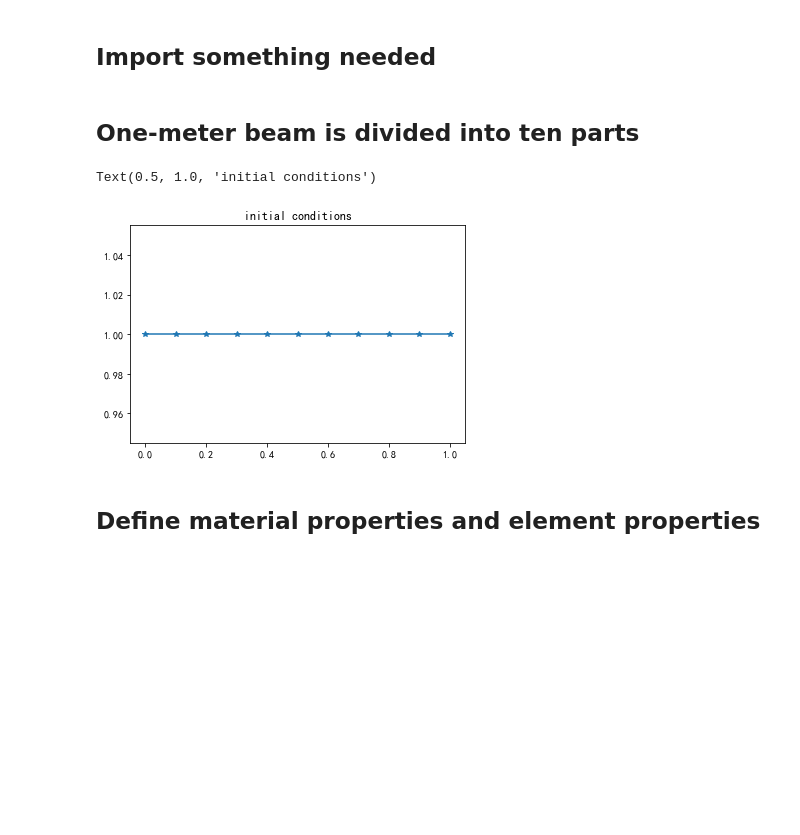
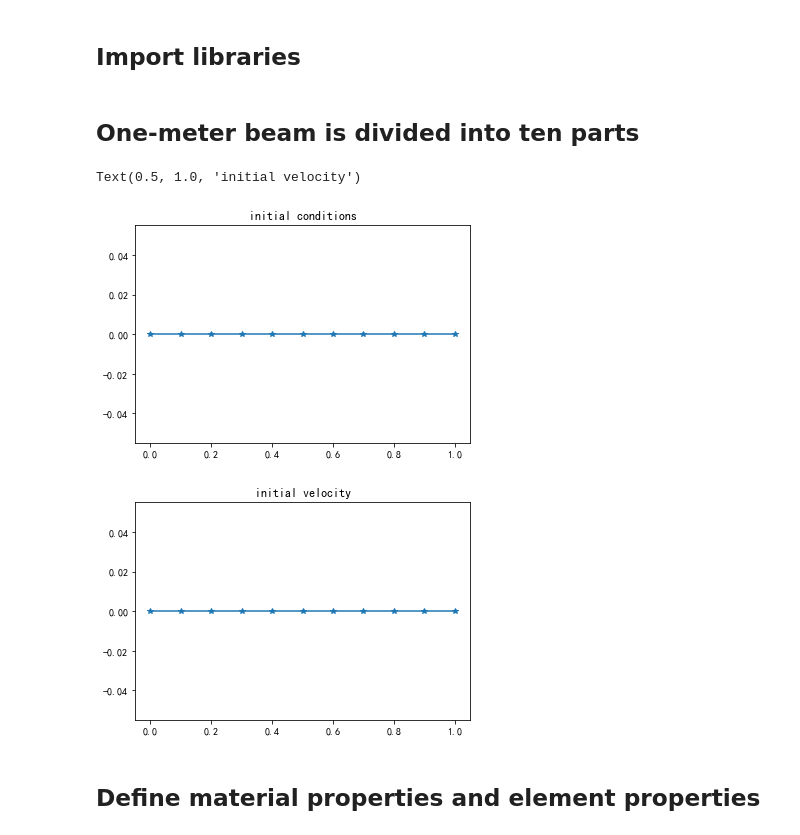
Before and after one commit to WindyLuf/Beam-Project, a Jupyter notebook: prapare.ipynb, the cells around one changed output. Drawn from its saved outputs; the diff is of its cells as text; code cells hidden in the pictures; blank space fills up the shorter version.

```diff
--- a/prapare.ipynb
+++ b/prapare.ipynb
@@ -1,5 +1,5 @@
 # %% [markdown]
-## Import something needed
+## Import libraries
 # %%
 import numpy as np
 
@@ -17,16 +17,23 @@ plt.rcParams['axes.unicode_minus']=False
 ## One-meter beam is divided into ten parts
 # %%
 L = 1           # Beam length = 1 m
-num = 10        # divided into 10 parts
-num_elems = num+1
-x = np.linspace(0,L,num_elems)   #x.shape =11
+# num = 10        # divided into 10 parts
+# num_elems = num+1
+num_elems = 10
+x = np.linspace(0,L,num_elems+1)   #x.shape =11
 
-ini_shape= [ 1 for i in range(num_elems) ]
+ini_shape= [ 0 for i in range(num_elems+1) ]
+plt.figure()
 plt.plot(x,ini_shape,marker='*')
 plt.title("initial conditions")
+
+plt.figure()
+plt.plot(x,ini_shape,marker='*')
+plt.title("initial velocity")
 # %% [output]
-Text(0.5, 1.0, 'initial conditions')
+Text(0.5, 1.0, 'initial velocity')
-[figure, old version]
+[figure, new version]
+[figure, added]
 # %% [markdown]
 ## Define material properties and element properties
 # %%
```
Also changed, not shown: parts of 18 cells of this notebook, 1 other file.
